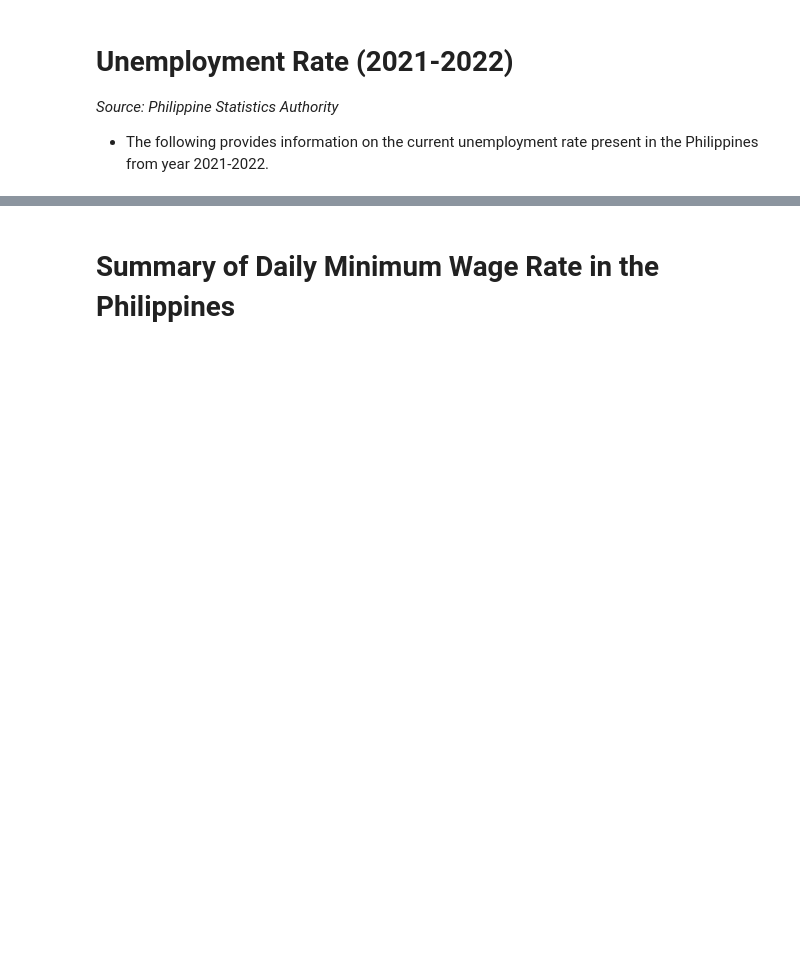
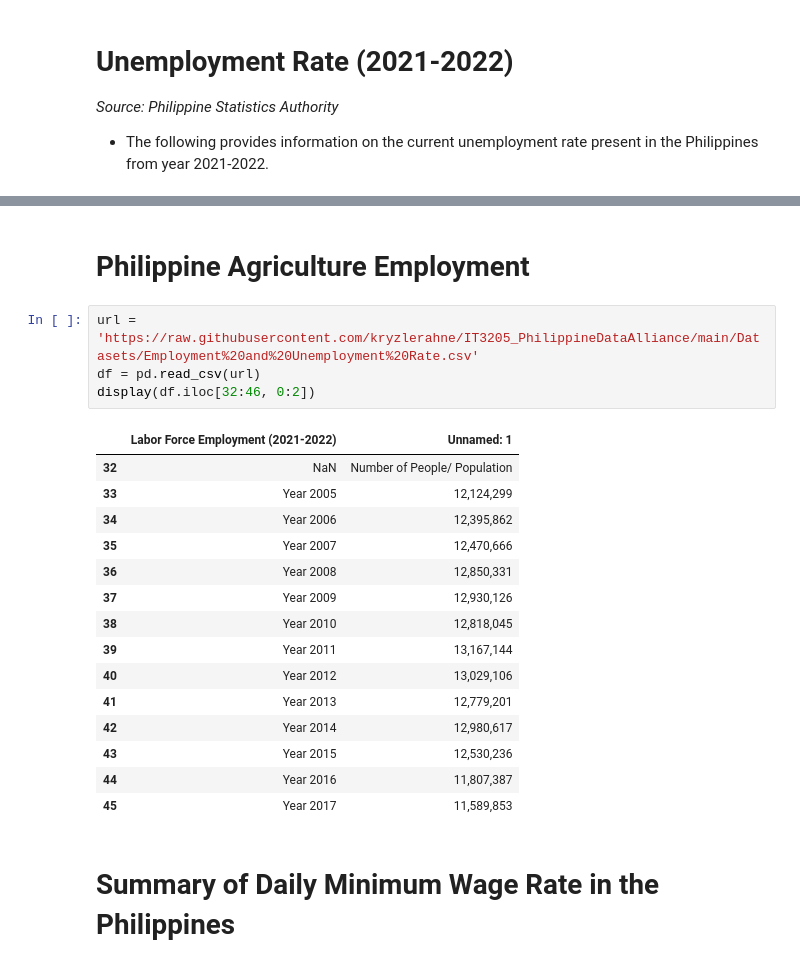
Before and after one commit to kryzlerahne/IT3205_FilipinoDataAlliance, a Jupyter notebook: Codes/The_Future_Pay_Visualizations.ipynb, the cells around one changed output, grey strips where cells are left out. Saved outputs shown, nothing was run; the diff lists cells and outputs as text; blank space fills up the shorter version.

Commit message:
Updated Datasets

```diff
--- a/Codes/The_Future_Pay_Visualizations.ipynb
+++ b/Codes/The_Future_Pay_Visualizations.ipynb
@@ -60,3 +59,25 @@ display(df.iloc[15:31])
+# %% [markdown]
+# Philippine Agriculture Employment
+# %%
+url = 'https://raw.githubusercontent.com/kryzlerahne/IT3205_PhilippineDataAlliance/main/Datasets/Employment%20and%20Unemployment%20Rate.csv'
+df = pd.read_csv(url)
+display(df.iloc[32:46, 0:2])
+# %% [output]
+|  | Labor Force Employment (2021-2022) | Unnamed: 1 |
+| 32 | NaN | Number of People/ Population |
+| 33 | Year 2005 | 12,124,299 |
+| 34 | Year 2006 | 12,395,862 |
+| 35 | Year 2007 | 12,470,666 |
+| 36 | Year 2008 | 12,850,331 |
+| 37 | Year 2009 | 12,930,126 |
+| 38 | Year 2010 | 12,818,045 |
+| 39 | Year 2011 | 13,167,144 |
+| 40 | Year 2012 | 13,029,106 |
+| 41 | Year 2013 | 12,779,201 |
+| 42 | Year 2014 | 12,980,617 |
+| 43 | Year 2015 | 12,530,236 |
+| 44 | Year 2016 | 11,807,387 |
+| 45 | Year 2017 | 11,589,853 |
 # %% [markdown]
 # Summary of Daily Minimum Wage Rate in the Philippines
 # %%
```
Also changed, not shown: parts of 5 cells of this notebook.
